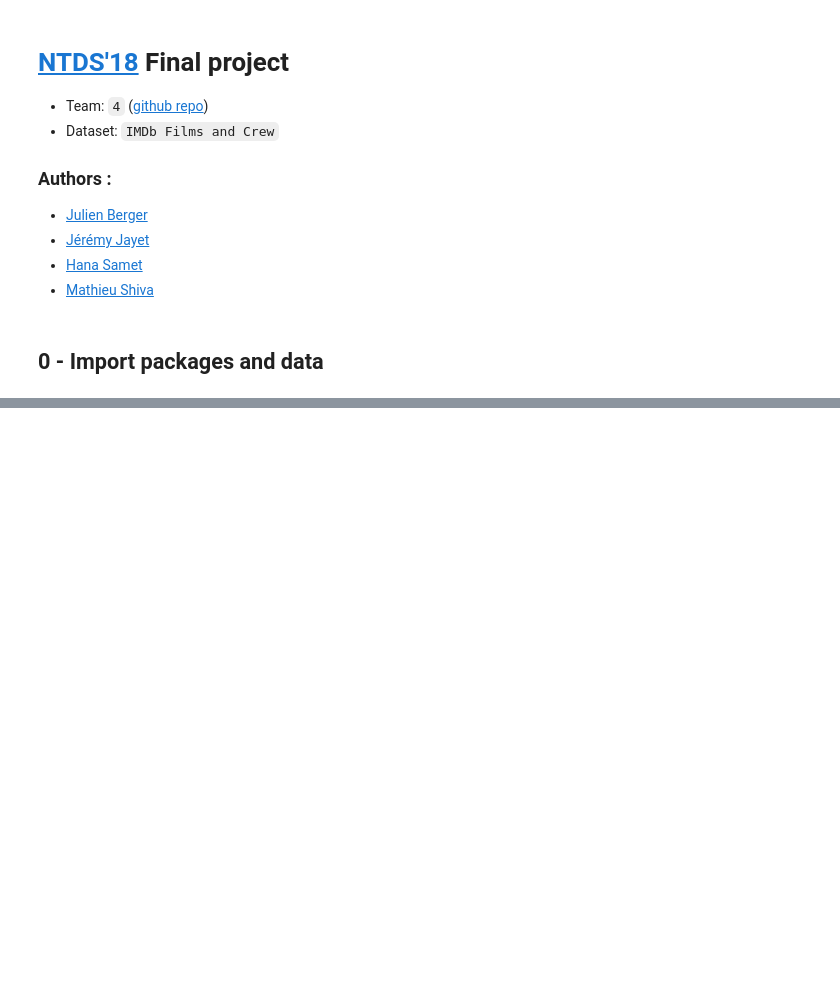
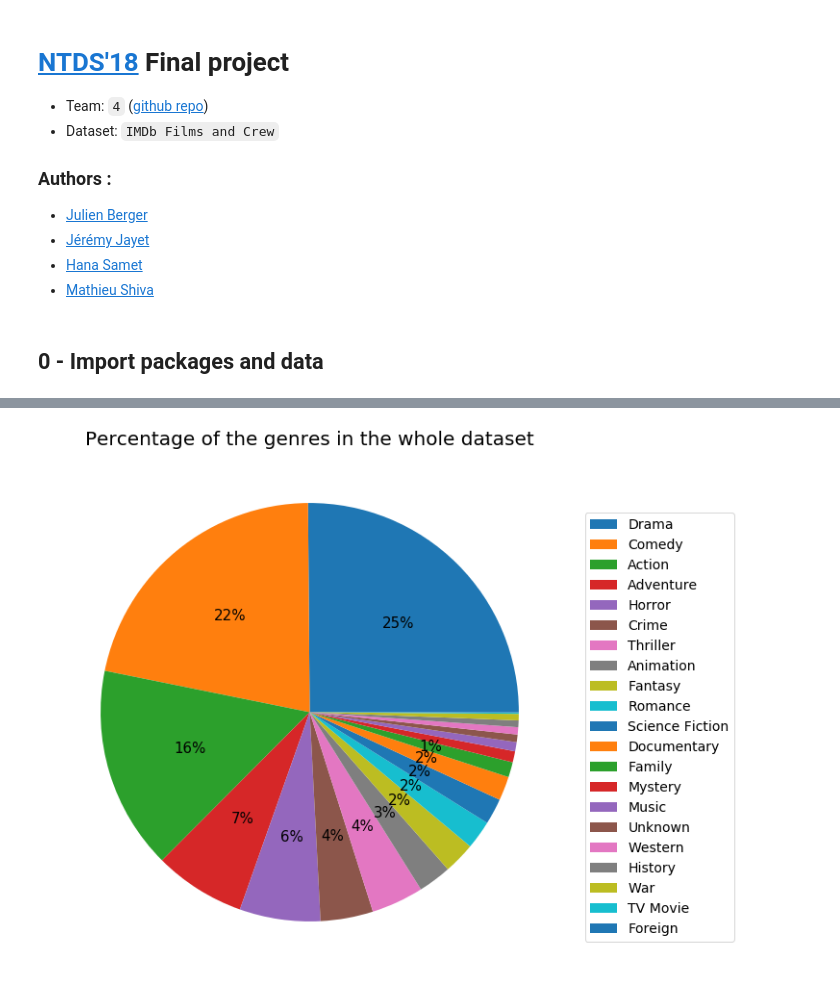
Before and after one commit to swouf/ntds_IMDb_team4, a Jupyter notebook: final_project_ntds_2018.ipynb, the cells around one changed output, grey strips where cells are left out. Saved outputs shown, nothing was run; the diff lists cells and outputs as text; code cells hidden in the pictures; blank space fills up the shorter version.

```diff
--- a/final_project_ntds_2018.ipynb
+++ b/final_project_ntds_2018.ipynb
@@ -39,3 +66,13 @@ import src.load_data as ldata
+# %%
+data=movies['genres'].value_counts()
+data
+plt.figure(figsize = (10,10))
+plt.pie(data, autopct = lambda x:'{:1.0f}%'.format(x) if x > 1 else '',labeldistance=1.1,startangle=0,textprops={'fontsize': 15})
+plt.title('Percentage of the genres in the whole dataset',fontsize=20)
+plt.legend(data,labels=movies['genres_names'].value_counts().index, bbox_to_anchor=(0.9,0.80), bbox_transform=plt.gcf().transFigure,prop={'size': 14})
+plt.show()
+# %% [output]
+[figure, added]
 # %%
 #CODE TO GENERATE THE ADJACENCY MATRIX THAT CONNECTES MOVIES TOGETHER
 #TAKE A LONG AMOUNT OF TIME, SO JUST USE adjacency_test=np.load('./data/adjacency_test_movies.npy')
```
Also changed, not shown: parts of 7 cells of this notebook, 1 other file.
